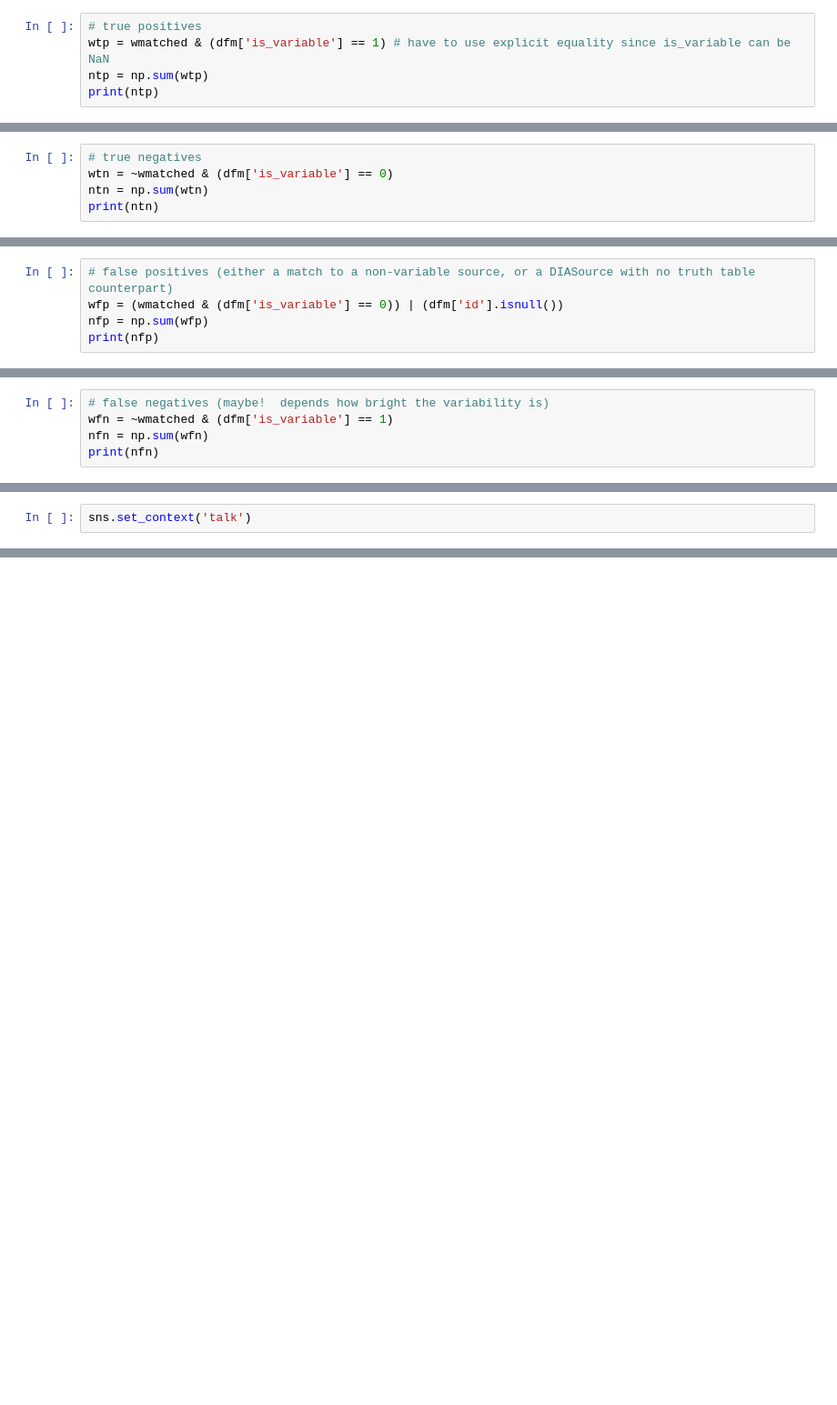
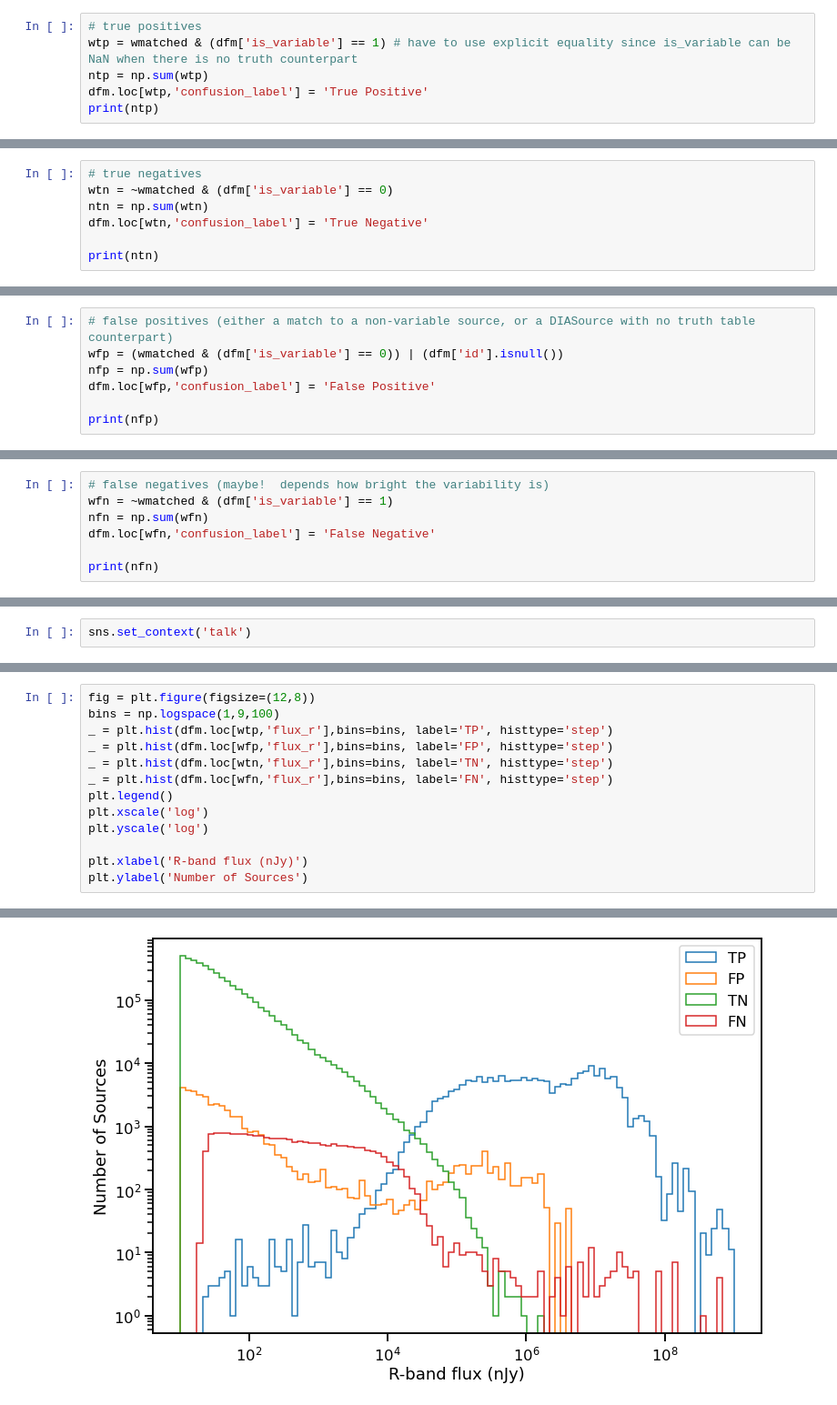
Before and after one commit to lsst-dm/ap_pipe-notebooks, a Jupyter notebook: notebooks/PREOPS-559_DC2_DIASource_Match.ipynb, the cells around one changed output, grey strips where cells are left out. Shown at 91% size. Saved outputs shown, nothing was run; the diff lists cells and outputs as text; blank space fills up the shorter version.

Commit message:
add plots

```diff
--- a/notebooks/PREOPS-559_DC2_DIASource_Match.ipynb
+++ b/notebooks/PREOPS-559_DC2_DIASource_Match.ipynb
@@ -447,8 +449,9 @@ np.sum(wmatched) + np.sum(~wmatched)
 5086075
 # %%
 # true positives
-wtp = wmatched & (dfm['is_variable'] == 1) # have to use explicit equality since is_variable can be NaN
+wtp = wmatched & (dfm['is_variable'] == 1) # have to use explicit equality since is_variable can be NaN when there is no truth counterpart
 ntp = np.sum(wtp)
+dfm.loc[wtp,'confusion_label'] = 'True Positive'
 print(ntp)
 # %% [output]
 196016
@@ -456,6 +459,8 @@ print(ntp)
 # true negatives
 wtn = ~wmatched & (dfm['is_variable'] == 0)
 ntn = np.sum(wtn)
+dfm.loc[wtn,'confusion_label'] = 'True Negative'
+
 print(ntn)
 # %% [output]
 4590911
@@ -463,6 +468,8 @@ print(ntn)
 # false positives (either a match to a non-variable source, or a DIASource with no truth table counterpart)
 wfp = (wmatched & (dfm['is_variable'] == 0)) | (dfm['id'].isnull())
 nfp = np.sum(wfp)
+dfm.loc[wfp,'confusion_label'] = 'False Positive'
+
 print(nfp)
 # %% [output]
 275936
@@ -470,6 +477,8 @@ print(nfp)
 # false negatives (maybe!  depends how bright the variability is)
 wfn = ~wmatched & (dfm['is_variable'] == 1)
 nfn = np.sum(wfn)
+dfm.loc[wfn,'confusion_label'] = 'False Negative'
+
 print(nfn)
 # %% [output]
 23212
@@ -554,0 +574,14 @@ disp.plot(ax=ax)
+# %%
+fig = plt.figure(figsize=(12,8))
+bins = np.logspace(1,9,100)
+_ = plt.hist(dfm.loc[wtp,'flux_r'],bins=bins, label='TP', histtype='step')
+_ = plt.hist(dfm.loc[wfp,'flux_r'],bins=bins, label='FP', histtype='step')
+_ = plt.hist(dfm.loc[wtn,'flux_r'],bins=bins, label='TN', histtype='step')
+_ = plt.hist(dfm.loc[wfn,'flux_r'],bins=bins, label='FN', histtype='step')
+plt.legend()
+plt.xscale('log')
+plt.yscale('log')
+
+plt.xlabel('R-band flux (nJy)')
+plt.ylabel('Number of Sources')
+# %% [output]
@@ -554,0 +589 @@ disp.plot(ax=ax)
+[figure, added]
```
Also changed, not shown: parts of 9 cells of this notebook.
